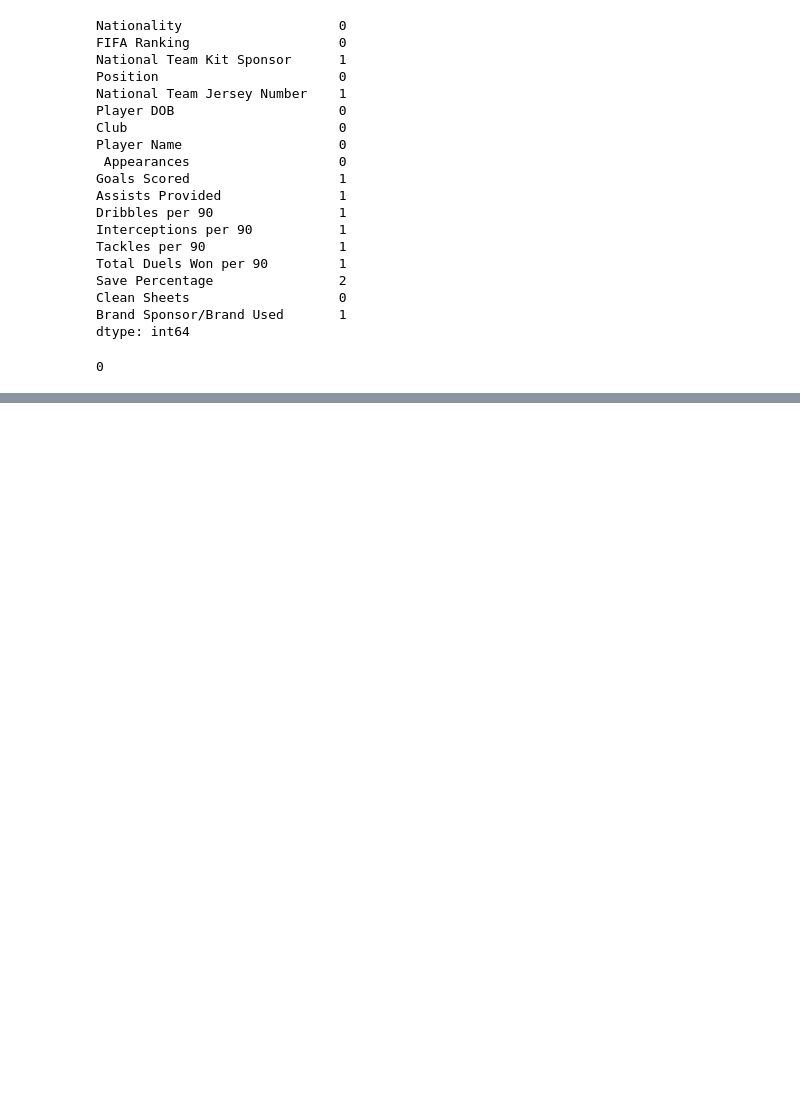
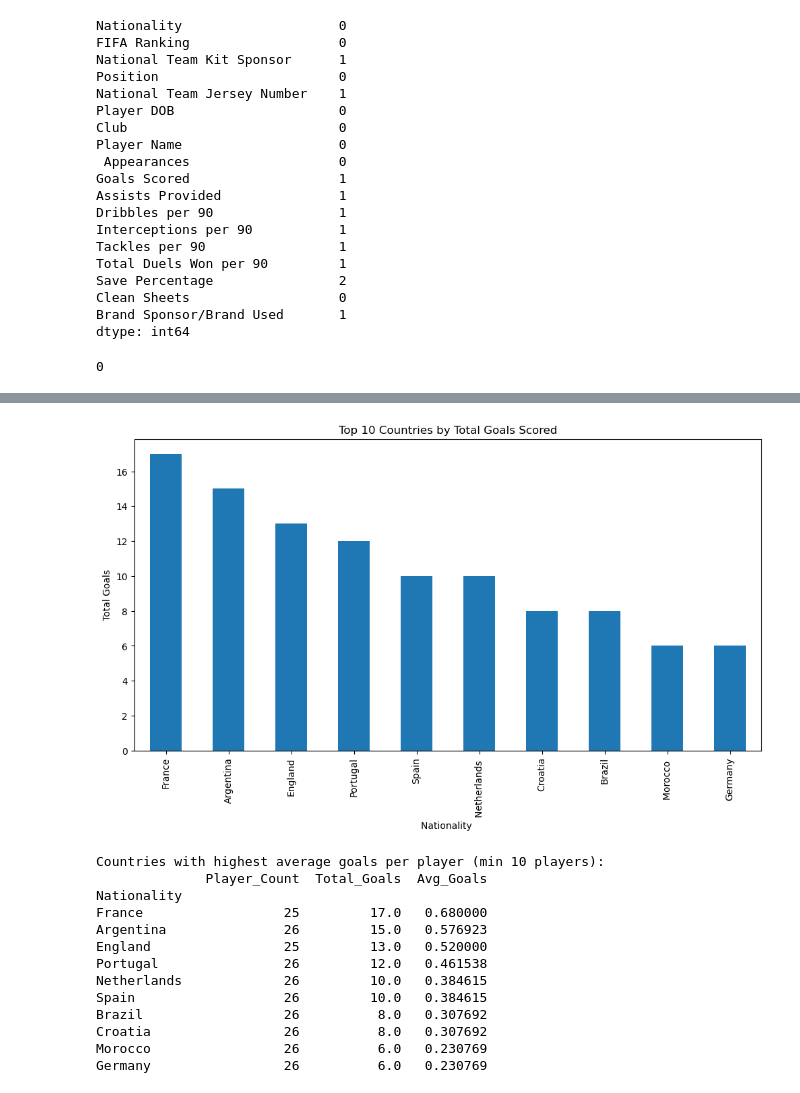
Before and after one commit to Reshy07/Data-Analysis, a Jupyter notebook: notebooks/Task.ipynb, the cells around one changed output, grey strips where cells are left out. Cells and saved outputs as stored; diff of their text form; code cells hidden in the pictures; blank space fills up the shorter version.

```diff
--- a/notebooks/Task.ipynb
+++ b/notebooks/Task.ipynb
@@ -137,0 +218,33 @@ df.duplicated().sum()
+# %%
+# Goals by country
+goals_by_country = df.groupby('Nationality ')['Goals Scored '].sum().sort_values(ascending=False).head(10)
+plt.figure(figsize=(12,6))
+goals_by_country.plot(kind='bar')
+plt.title('Top 10 Countries by Total Goals Scored')
+plt.ylabel('Total Goals')
+plt.show()
+
+# Average goals per player by country (with at least 10 players)
+country_stats = df.groupby('Nationality ').agg(
+    Player_Count=('Player Name ', 'count'),
+    Total_Goals=('Goals Scored ', 'sum'),
+    Avg_Goals=('Goals Scored ', 'mean')
+).query('Player_Count >= 10').sort_values('Avg_Goals', ascending=False).head(10)
+
+print("\nCountries with highest average goals per player (min 10 players):")
+print(country_stats)
+# %% [output]
+[figure, added]
+Countries with highest average goals per player (min 10 players):
+              Player_Count  Total_Goals  Avg_Goals
+Nationality
+France                  25         17.0   0.680000
+Argentina               26         15.0   0.576923
+England                 25         13.0   0.520000
+Portugal                26         12.0   0.461538
+Netherlands             26         10.0   0.384615
+Spain                   26         10.0   0.384615
+Brazil                  26          8.0   0.307692
+Croatia                 26          8.0   0.307692
+Morocco                 26          6.0   0.230769
+Germany                 26          6.0   0.230769
```
Also changed, not shown: parts of 7 cells of this notebook.
